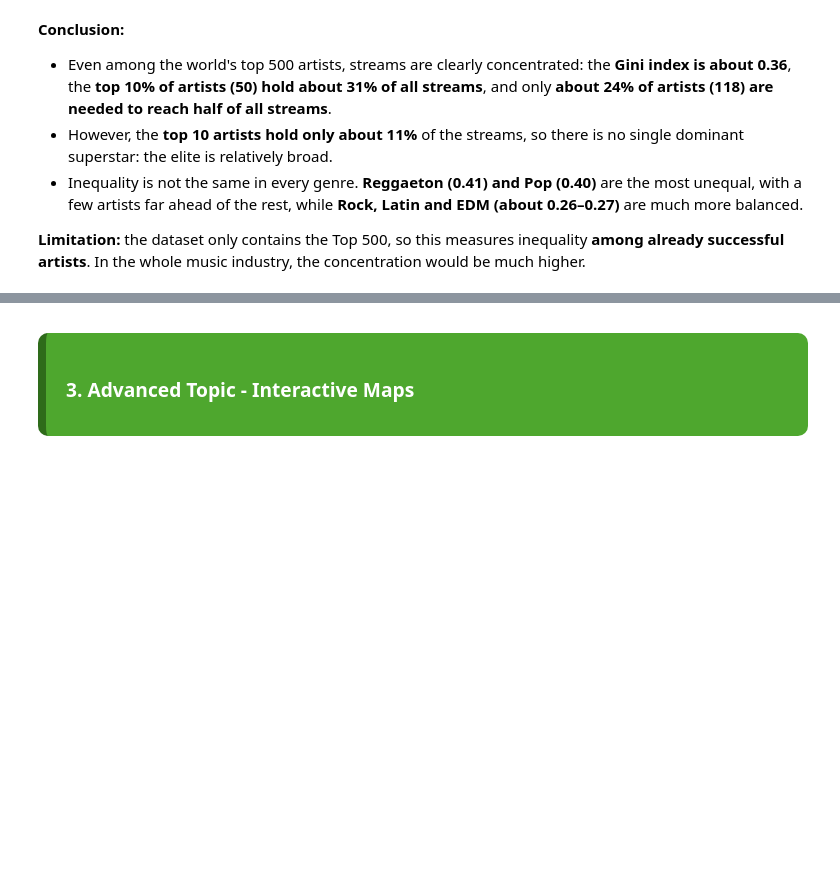
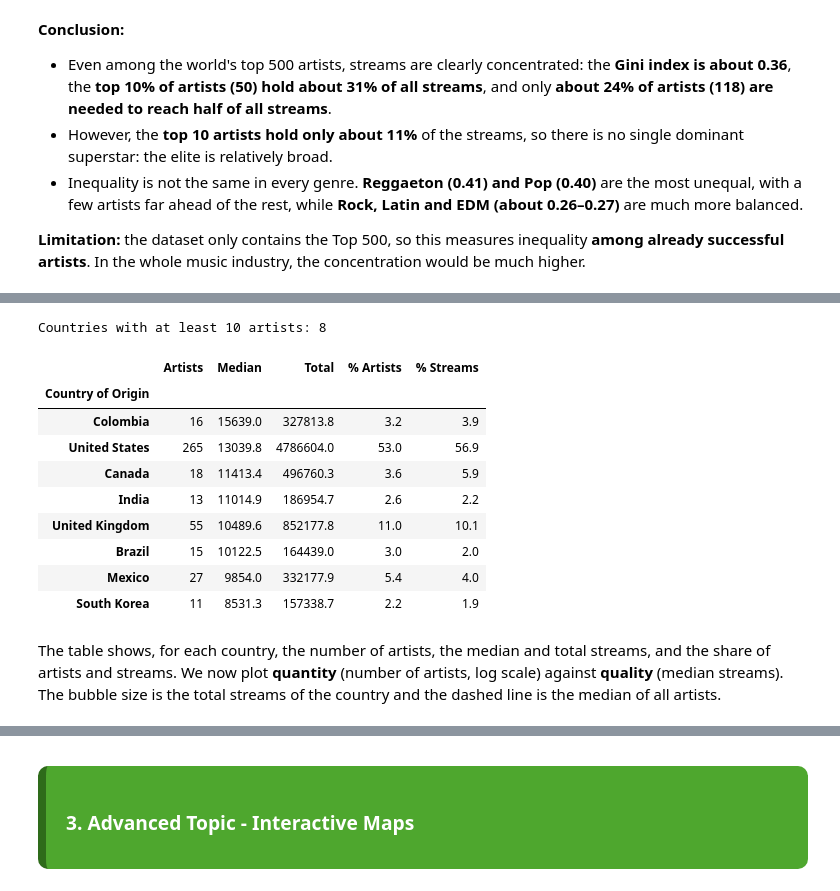
Before and after one commit to martim-dot/Group15_PDS_2627, a Jupyter notebook: project.ipynb, the cells around one changed output, grey strips where cells are left out. Cells and saved outputs as stored; diff of their text form; code cells hidden in the pictures; blank space fills up the shorter version.

```diff
--- a/project.ipynb
+++ b/project.ipynb
@@ -910,0 +924,29 @@ fig.show()
+# %%
+MIN_ARTISTS = 10
+
+country_stats = (artist_df.groupby('Country of Origin', observed=True)['Total Streams']
+                 .agg(Artists='count', Median='median', Total='sum')
+                 .astype('float64'))                      # float32 -> float64 avoids rounding issues
+country_stats['Artists'] = country_stats['Artists'].astype(int)
+country_stats = country_stats[country_stats['Artists'] >= MIN_ARTISTS]
+
+country_stats['% Artists'] = country_stats['Artists'] / len(artist_df) * 100
+country_stats['% Streams'] = country_stats['Total'] / artist_df['Total Streams'].sum() * 100
+country_stats = country_stats.sort_values('Median', ascending=False).round(1)
+
+print(f"Countries with at least {MIN_ARTISTS} artists: {len(country_stats)}")
+country_stats
+# %% [output]
+Countries with at least 10 artists: 8
+|  | Artists | Median | Total | % Artists | % Streams |
+| Country of Origin |  |  |  |  |  |
+| Colombia | 16 | 15639.0 | 327813.8 | 3.2 | 3.9 |
+| United States | 265 | 13039.8 | 4786604.0 | 53.0 | 56.9 |
+| Canada | 18 | 11413.4 | 496760.3 | 3.6 | 5.9 |
+| India | 13 | 11014.9 | 186954.7 | 2.6 | 2.2 |
+| United Kingdom | 55 | 10489.6 | 852177.8 | 11.0 | 10.1 |
+| Brazil | 15 | 10122.5 | 164439.0 | 3.0 | 2.0 |
+| Mexico | 27 | 9854.0 | 332177.9 | 5.4 | 4.0 |
+| South Korea | 11 | 8531.3 | 157338.7 | 2.2 | 1.9 |
+# %% [markdown]
+The table shows, for each country, the number of artists, the median and total streams, and the share of artists and streams. We now plot **quantity** (number of artists, log scale) against **quality** (median streams). The bubble size is the total streams of the country and the dashed line is the median of all artists.
```
Also changed, not shown: parts of 10 cells of this notebook.
